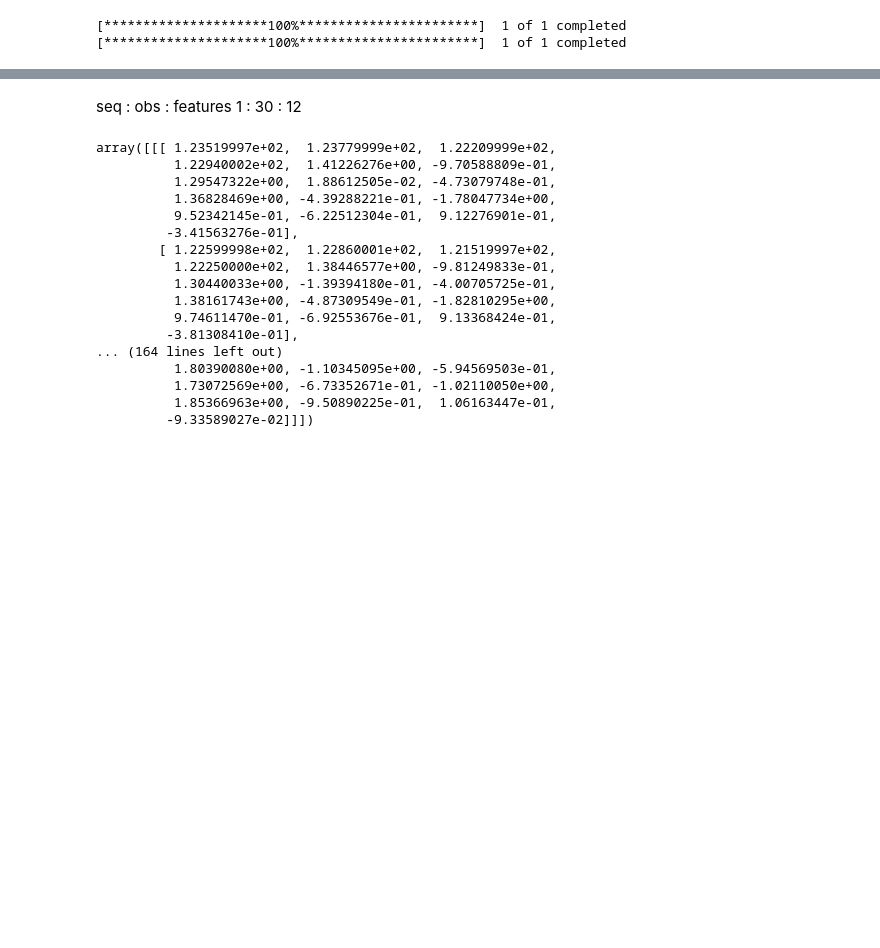
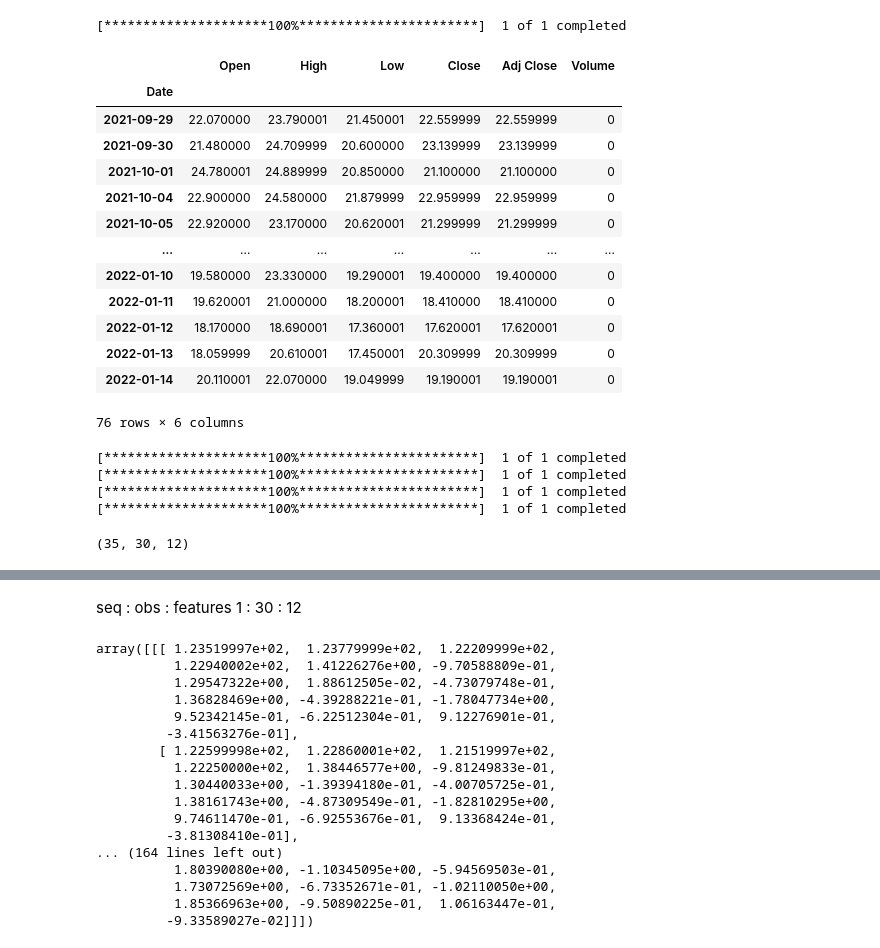
Before and after one commit to ivanlimsy/iOracle, a Jupyter notebook: notebooks/iOracle Ivan Test.ipynb, the cells around one changed output, grey strips where cells are left out. Drawn from its saved outputs; the diff is of its cells as text; code cells hidden in the pictures; blank space fills up the shorter version.

```diff
--- a/notebooks/iOracle Ivan Test.ipynb
+++ b/notebooks/iOracle Ivan Test.ipynb
@@ -8,11 +8,37 @@ from iOracle import lstm as Lstm
 import pandas as pd
 import numpy as np
 import datetime as dt
+# %%
+data._get_dataframe('^VIX', "2021-09-30", "2022-01-18")
+# %% [output]
+[*********************100%***********************]  1 of 1 completed
+|  | Open | High | Low | Close | Adj Close | Volume |
+| Date |  |  |  |  |  |  |
+| 2021-09-29 | 22.070000 | 23.790001 | 21.450001 | 22.559999 | 22.559999 | 0 |
+| 2021-09-30 | 21.480000 | 24.709999 | 20.600000 | 23.139999 | 23.139999 | 0 |
+| 2021-10-01 | 24.780001 | 24.889999 | 20.850000 | 21.100000 | 21.100000 | 0 |
+| 2021-10-04 | 22.900000 | 24.580000 | 21.879999 | 22.959999 | 22.959999 | 0 |
+| 2021-10-05 | 22.920000 | 23.170000 | 20.620001 | 21.299999 | 21.299999 | 0 |
+| ... | ... | ... | ... | ... | ... | ... |
+| 2022-01-10 | 19.580000 | 23.330000 | 19.290001 | 19.400000 | 19.400000 | 0 |
+| 2022-01-11 | 19.620001 | 21.000000 | 18.200001 | 18.410000 | 18.410000 | 0 |
+| 2022-01-12 | 18.170000 | 18.690001 | 17.360001 | 17.620001 | 17.620001 | 0 |
+| 2022-01-13 | 18.059999 | 20.610001 | 17.450001 | 20.309999 | 20.309999 | 0 |
+| 2022-01-14 | 20.110001 | 22.070000 | 19.049999 | 19.190001 | 19.190001 | 0 |
+76 rows × 6 columns
 # %%
-df = pd.DataFrame()
-prep = PreProc.preproc(df)
-array = prep.get_lstm_pred_X(date='2021-1-15')
+start="2017-01-01"
+end="2022-01-16"
+df = data._get_dataframe('AAPL', start, end)
+prep = PreProc.preproc(df, start=start, end=end, train_df=data._get_dataframe('AAPL', start, end))
+array = prep.get_lstm_pred_X()
 # %% [output]
 [*********************100%***********************]  1 of 1 completed
 [*********************100%***********************]  1 of 1 completed
+[*********************100%***********************]  1 of 1 completed
+[*********************100%***********************]  1 of 1 completed
+# %%
+array[0][-35:].shape
+# %% [output]
+(35, 30, 12)
 # %%
```
Also changed, not shown: parts of 3 cells of this notebook, 1 other file.
